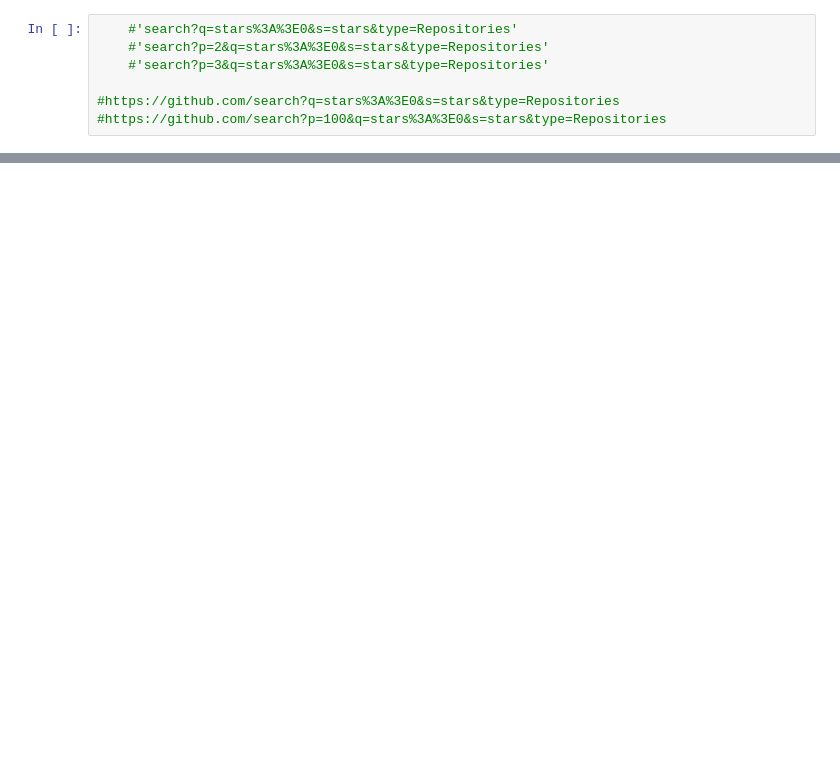
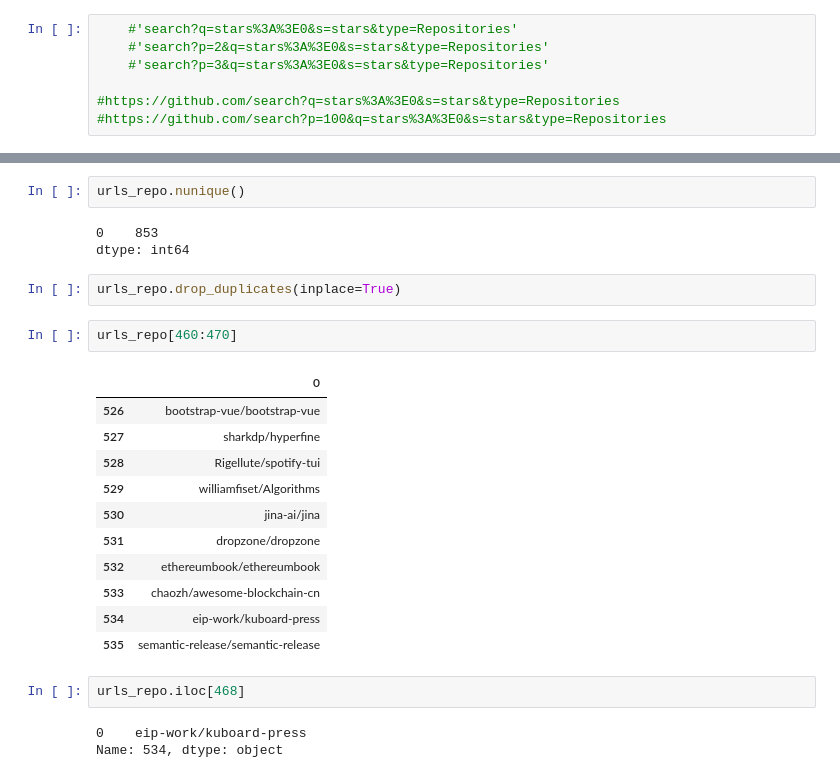
Before and after one commit to NLP-Project-Burton-Yuvia-Yvette/NLP-Project, a Jupyter notebook: Yvettes_notebook.ipynb, the cells around one changed output, grey strips where cells are left out. Cells and saved outputs as stored; diff of their text form; blank space fills up the shorter version.

```diff
--- a/Yvettes_notebook.ipynb
+++ b/Yvettes_notebook.ipynb
@@ -35,0 +77,26 @@ Name: 0, Length: 100, dtype: object
+# %%
+urls_repo.nunique()
+# %% [output]
+0    853
+dtype: int64
+# %%
+urls_repo.drop_duplicates(inplace=True)
+# %%
+urls_repo[460:470]
+# %% [output]
+|  | 0 |
+| 526 | bootstrap-vue/bootstrap-vue |
+| 527 | sharkdp/hyperfine |
+| 528 | Rigellute/spotify-tui |
+| 529 | williamfiset/Algorithms |
+| 530 | jina-ai/jina |
+| 531 | dropzone/dropzone |
+| 532 | ethereumbook/ethereumbook |
+| 533 | chaozh/awesome-blockchain-cn |
+| 534 | eip-work/kuboard-press |
+| 535 | semantic-release/semantic-release |
+# %%
+urls_repo.iloc[468]
+# %% [output]
+0    eip-work/kuboard-press
+Name: 534, dtype: object
```
Also changed, not shown: parts of 53 cells of this notebook.
